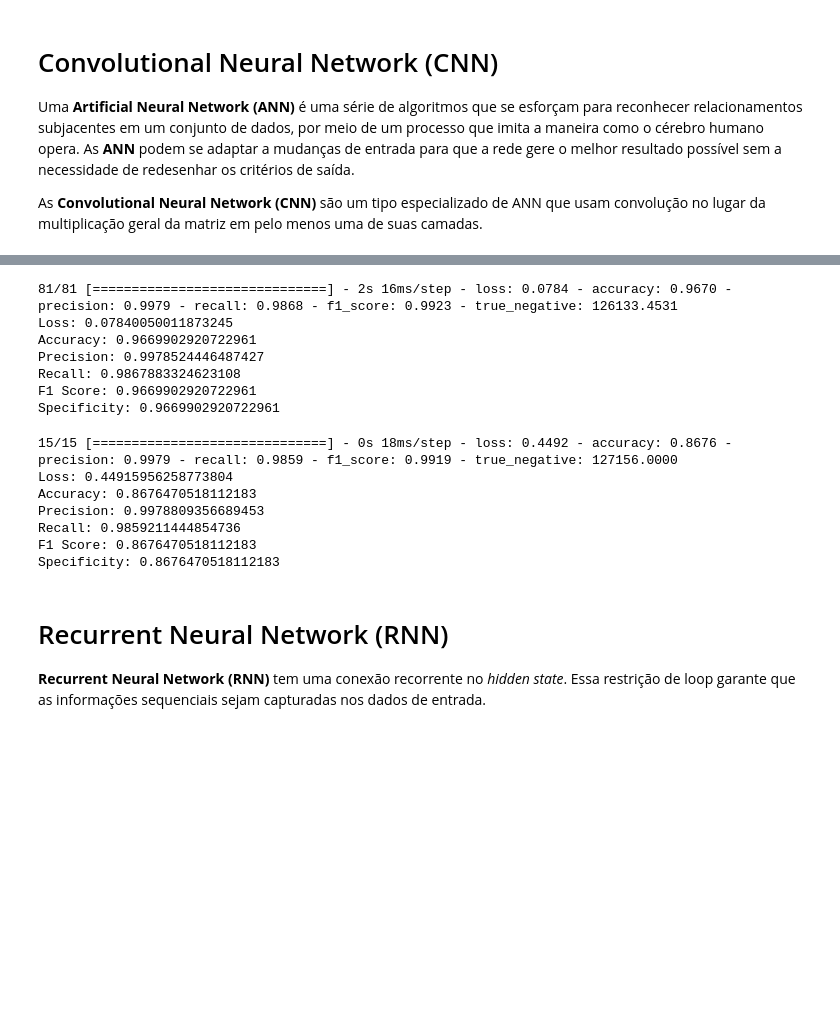
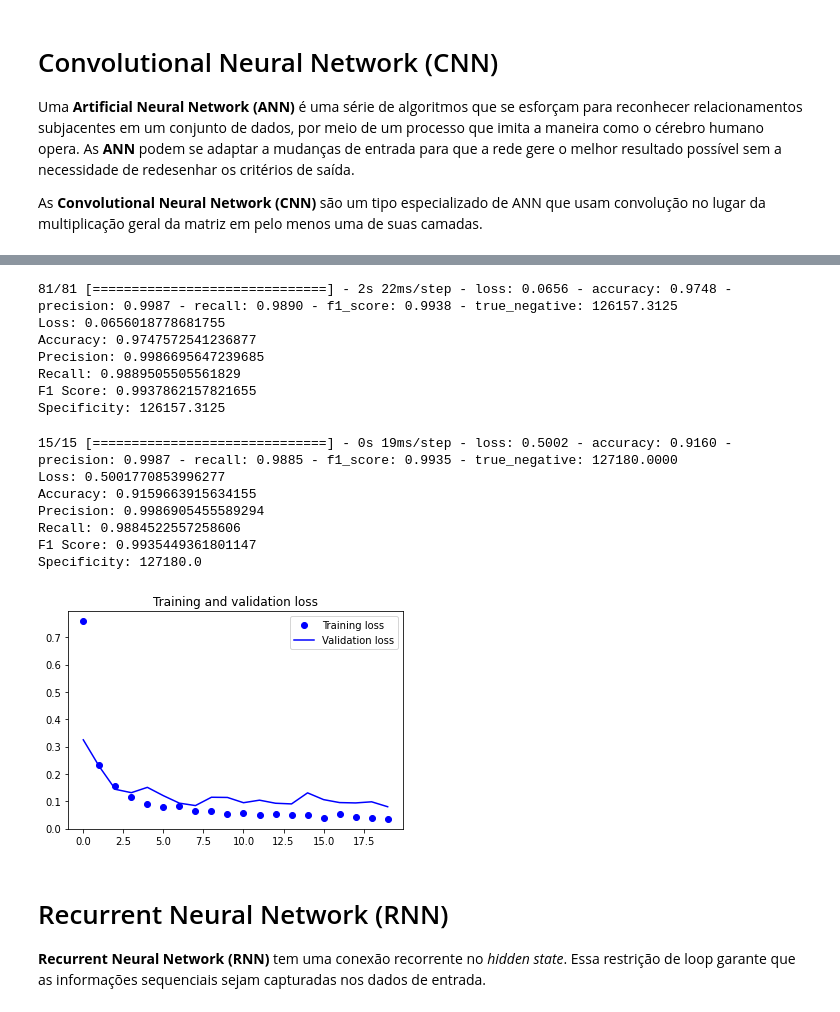
Before and after one commit to Le4o/topicos-avancados-ic, a Jupyter notebook: Avaliação_1.ipynb, the cells around one changed output, grey strips where cells are left out. Drawn from its saved outputs; the diff is of its cells as text; code cells hidden in the pictures; blank space fills up the shorter version.

```diff
--- a/Avaliação_1.ipynb
+++ b/Avaliação_1.ipynb
@@ -265,9 +297,11 @@ x_validate_cnn = x_validate[..., None]
 
 model_cnn = Sequential()
 model_cnn.add(Conv1D(filters=64, kernel_size=2, activation='relu', input_shape=x_train_cnn.shape[1:]))
+model_cnn.add(Dropout(0.2))
 model_cnn.add(Conv1D(filters=64, kernel_size=2, activation='relu'))
-model_cnn.add(Dropout(0.5))
+model_cnn.add(Dropout(0.2))
 model_cnn.add(MaxPooling1D(pool_size=2))
+model_cnn.add(Dropout(0.2))
 model_cnn.add(Flatten())
 model_cnn.add(Dense(10, activation='softmax'))
 
@@ -276,6 +310,6 @@ model_cnn.compile(optimizer='adam', loss='sparse_categorical_crossentropy', metr
                                                                                      keras_metrics.sparse_categorical_recall(),
                                                                                      keras_metrics.sparse_categorical_f1_score(),
                                                                                      keras_metrics.sparse_categorical_true_negative()])
-history = model_cnn.fit(x_train_cnn, y_train, batch_size=64, epochs=20, validation_data=(x_validate_cnn, y_validate))
+history_cnn = model_cnn.fit(x_train_cnn, y_train, batch_size=64, epochs=20, validation_data=(x_validate_cnn, y_validate))
 # %% [output]
 Epoch 1/20
@@ -299,28 +333,32 @@ Epoch 20/20
 # %%
 # Testando o model após treinamento
 x_test_cnn = x_test[..., None]
-test_results = model_cnn.evaluate(x_test, y_test, verbose=1)
-print(f'Loss: {test_results[0]}\nAccuracy: {test_results[1]}\nPrecision: {test_results[2]}\nRecall: {test_results[3]}\nF1 Score: {test_results[1]}\nSpecificity: {test_results[1]}')
+all_results_cnn = model_cnn.evaluate(x_test, y_test, verbose=1)
+print_metrics(all_results_cnn)
 # %% [output]
-81/81 [==============================] - 2s 16ms/step - loss: 0.0784 - accuracy: 0.9670 - precision: 0.9979 - recall: 0.9868 - f1_score: 0.9923 - true_negative: 126133.4531
-Loss: 0.07840050011873245
-Accuracy: 0.9669902920722961
-Precision: 0.9978524446487427
-Recall: 0.9867883324623108
-F1 Score: 0.9669902920722961
-Specificity: 0.9669902920722961
+81/81 [==============================] - 2s 22ms/step - loss: 0.0656 - accuracy: 0.9748 - precision: 0.9987 - recall: 0.9890 - f1_score: 0.9938 - true_negative: 126157.3125
+Loss: 0.0656018778681755
+Accuracy: 0.9747572541236877
+Precision: 0.9986695647239685
+Recall: 0.9889505505561829
+F1 Score: 0.9937862157821655
+Specificity: 126157.3125
 # %%
 # Testa o treino apenas com a classe LAYING
-test_results = model_cnn.evaluate(x_test_laying, y_test_laying, verbose=1)
-print(f'Loss: {test_results[0]}\nAccuracy: {test_results[1]}\nPrecision: {test_results[2]}\nRecall: {test_results[3]}\nF1 Score: {test_results[1]}\nSpecificity: {test_results[1]}')
+laying_results_cnn = model_cnn.evaluate(x_test_laying, y_test_laying, verbose=1)
+print_metrics(laying_results_cnn)
 # %% [output]
-15/15 [==============================] - 0s 18ms/step - loss: 0.4492 - accuracy: 0.8676 - precision: 0.9979 - recall: 0.9859 - f1_score: 0.9919 - true_negative: 127156.0000
-Loss: 0.44915956258773804
-Accuracy: 0.8676470518112183
-Precision: 0.9978809356689453
-Recall: 0.9859211444854736
-F1 Score: 0.8676470518112183
-Specificity: 0.8676470518112183
+15/15 [==============================] - 0s 19ms/step - loss: 0.5002 - accuracy: 0.9160 - precision: 0.9987 - recall: 0.9885 - f1_score: 0.9935 - true_negative: 127180.0000
+Loss: 0.5001770853996277
+Accuracy: 0.9159663915634155
+Precision: 0.9986905455589294
+Recall: 0.9884522557258606
+F1 Score: 0.9935449361801147
+Specificity: 127180.0
+# %%
+plot_loss(history_cnn, 20)
+# %% [output]
+[figure, added]
 # %% [markdown]
 # Recurrent Neural Network (RNN)
 
```
Also changed, not shown: parts of 24 cells of this notebook.
